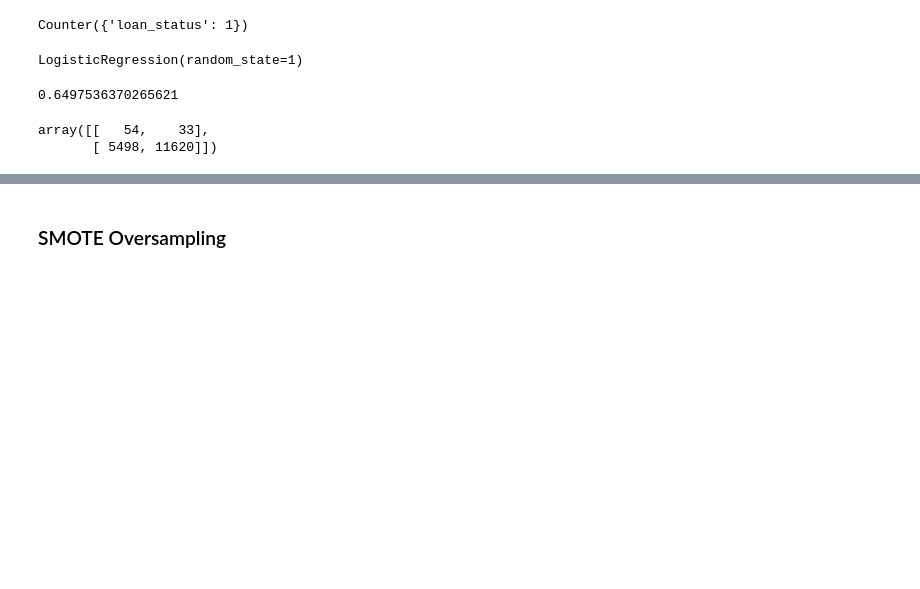
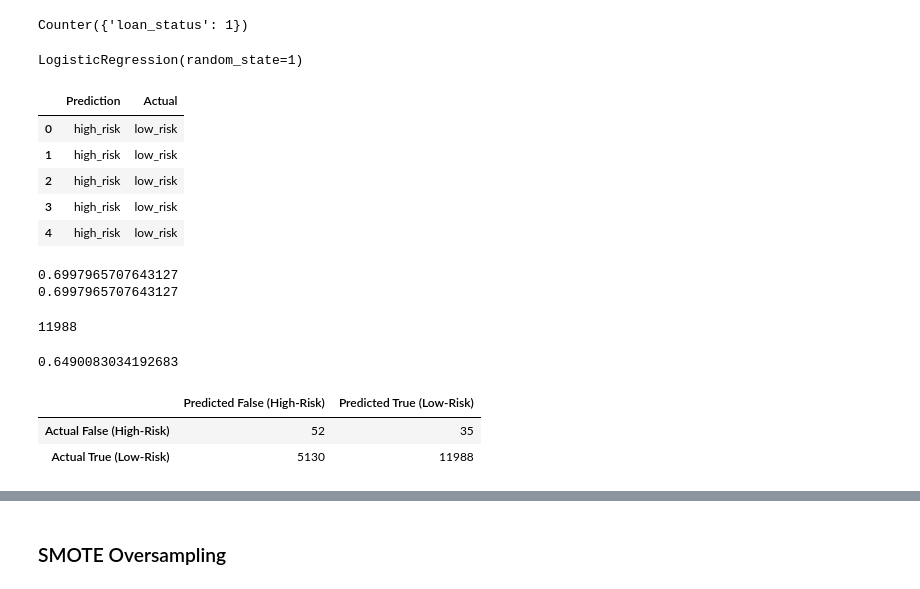
Before and after one commit to amberteets/credit-risk-analysis, a Jupyter notebook: credit_risk_resampling.ipynb, the cells around one changed output, grey strips where cells are left out. Drawn from its saved outputs; the diff is of its cells as text; code cells hidden in the pictures; blank space fills up the shorter version.

Commit message:
Run sampling methods with formatted confusion matrices

```diff
--- a/credit_risk_resampling.ipynb
+++ b/credit_risk_resampling.ipynb
@@ -101,18 +102,51 @@ model = LogisticRegression(solver='lbfgs', random_state=1)
 model.fit(X_resampled, y_resampled)
 # %% [output]
 LogisticRegression(random_state=1)
+# %%
+# Generate predictions
+y_pred = model.predict(X_test)
+pred_act_df = pd.DataFrame({'Prediction': y_pred, 'Actual': y_test.loan_status})
+pred_act_df = pred_act_df.reset_index(drop=True)
+pred_act_df.head()
+# %% [output]
+|  | Prediction | Actual |
+| 0 | high_risk | low_risk |
+| 1 | high_risk | low_risk |
+| 2 | high_risk | low_risk |
+| 3 | high_risk | low_risk |
+| 4 | high_risk | low_risk |
+# %%
+# Calculate percentage of correct predictions (accuracy score)
+pred_act_df['Accurate'] = (pred_act_df.Prediction == pred_act_df.Actual)
+print(len(pred_act_df[pred_act_df.Accurate==True])/len(pred_act_df.Accurate))
+
+# Check
+print(accuracy_score(y_test, y_pred))
+# %% [output]
+0.6997965707643127
+0.6997965707643127
+# %%
+# Calculate True Positive (TP) Count assuming 'True' is Low-Risk
+## Where Actual = Predicted = low_risk
+len(pred_act_df[(pred_act_df.Prediction == 'low_risk') & (pred_act_df.Actual == 'low_risk')])
+# %% [output]
+11988
 # %%
 # Calculated the balanced accuracy score
-y_pred = model.predict(X_test)
-balanced_accuracy_score(y_test, y_pred)
+ba_score = balanced_accuracy_score(y_test, y_pred)
+ba_score
 # %% [output]
-0.6497536370265621
+0.6490083034192683
-# %%
-# Display the confusion matrix
-confusion_matrix(y_test, y_pred)
-# %% [output]
-array([[   54,    33],
-       [ 5498, 11620]])
+# %%
+# Display the confusion matrix
+cm = confusion_matrix(y_test, y_pred)
+cm_df = pd.DataFrame(cm, columns=['Predicted False (High-Risk)', 'Predicted True (Low-Risk)'],
+                    index=['Actual False (High-Risk)', 'Actual True (Low-Risk)'])
+cm_df
+# %% [output]
+|  | Predicted False (High-Risk) | Predicted True (Low-Risk) |
+| Actual False (High-Risk) | 52 | 35 |
+| Actual True (Low-Risk) | 5130 | 11988 |
 # %%
 # Print the imbalanced classification report
 print(classification_report_imbalanced(y_test, y_pred))
```
Also changed, not shown: parts of 20 cells of this notebook.
